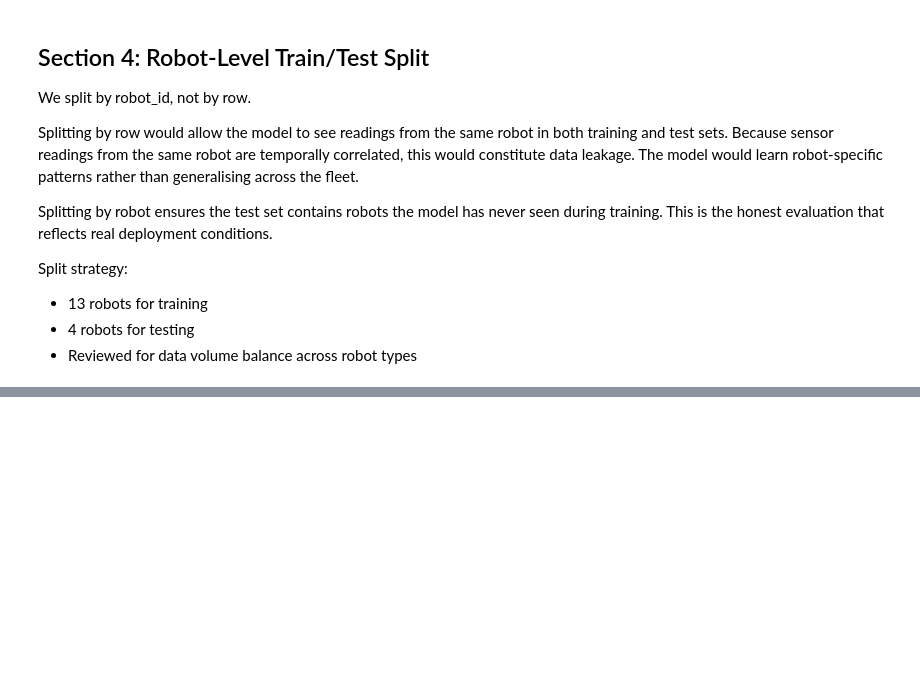
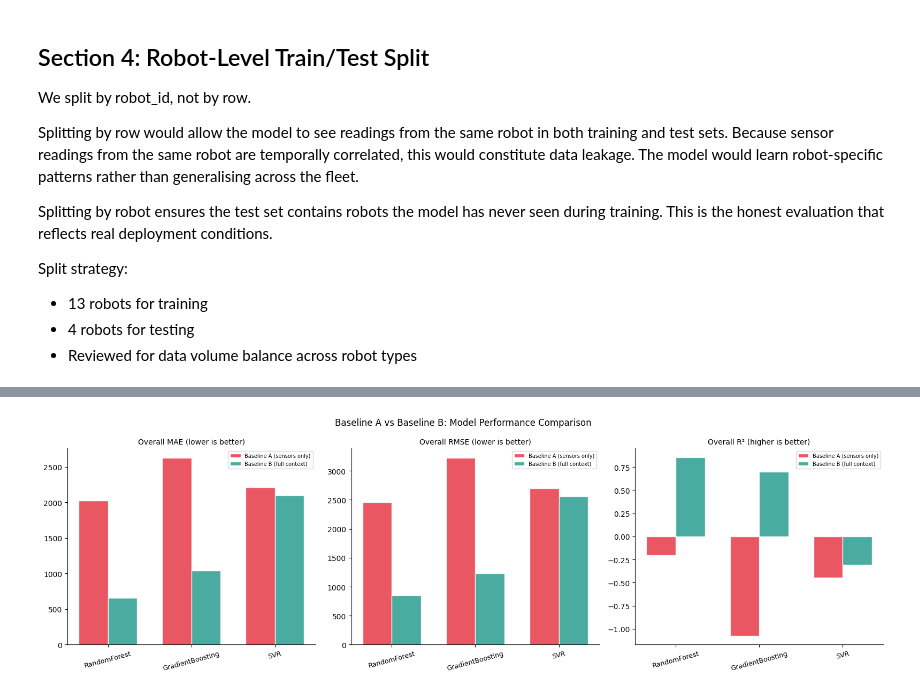
Before and after one commit to OluwamuyiwaJaiyeola/rul-predictive-maintenance, a Jupyter notebook: notebooks/03_baseline_modeling.ipynb, the cells around one changed output, grey strips where cells are left out. Cells and saved outputs as stored; diff of their text form; code cells hidden in the pictures; blank space fills up the shorter version.

```diff
--- a/notebooks/03_baseline_modeling.ipynb
+++ b/notebooks/03_baseline_modeling.ipynb
@@ -322,0 +928,48 @@ Model types in test  : ['ARM-X7', 'ARM-X9']
+# %%
+# Visualise baseline comparison
+
+fig, axes = plt.subplots(1, 3, figsize=(16, 5))
+
+metrics = ["overall_mae", "overall_rmse", "overall_r2"]
+titles  = ["Overall MAE (lower is better)",
+           "Overall RMSE (lower is better)",
+           "Overall R² (higher is better)"]
+
+# Clean model names for display
+model_labels = ["RandomForest", "GradientBoosting", "SVR"]
+
+a_data = summary[summary["baseline"] == "A"].set_index("model")
+b_data = summary[summary["baseline"] == "B"].set_index("model")
+
+# Reindex to consistent order
+model_keys_A = [f"Baseline A: {m}" for m in model_labels]
+model_keys_B = [f"Baseline B: {m}" for m in model_labels]
+
+for ax, metric, title in zip(axes, metrics, titles):
+    a_vals = [a_data.loc[k, metric] if k in a_data.index else 0
+              for k in model_keys_A]
+    b_vals = [b_data.loc[k, metric] if k in b_data.index else 0
+              for k in model_keys_B]
+
+    x     = np.arange(len(model_labels))
+    width = 0.35
+
+    ax.bar(x - width/2, a_vals, width, label="Baseline A (sensors only)",
+           color="#E63946", edgecolor="white", alpha=0.85)
+    ax.bar(x + width/2, b_vals, width, label="Baseline B (full context)",
+           color="#2A9D8F", edgecolor="white", alpha=0.85)
+
+    ax.set_title(title, fontsize=10)
+    ax.set_xticks(x)
+    ax.set_xticklabels(model_labels, rotation=15, fontsize=9)
+    ax.legend(fontsize=7)
+    ax.spines[["top", "right"]].set_visible(False)
+
+plt.suptitle("Baseline A vs Baseline B: Model Performance Comparison",
+             fontsize=12)
+plt.tight_layout()
+plt.savefig("../reports/figures/baseline_comparison.png",
+            dpi=300, bbox_inches="tight")
+plt.show()
+# %% [output]
+[figure, added]
```
Also changed, not shown: parts of 21 cells of this notebook, 1 other file.
